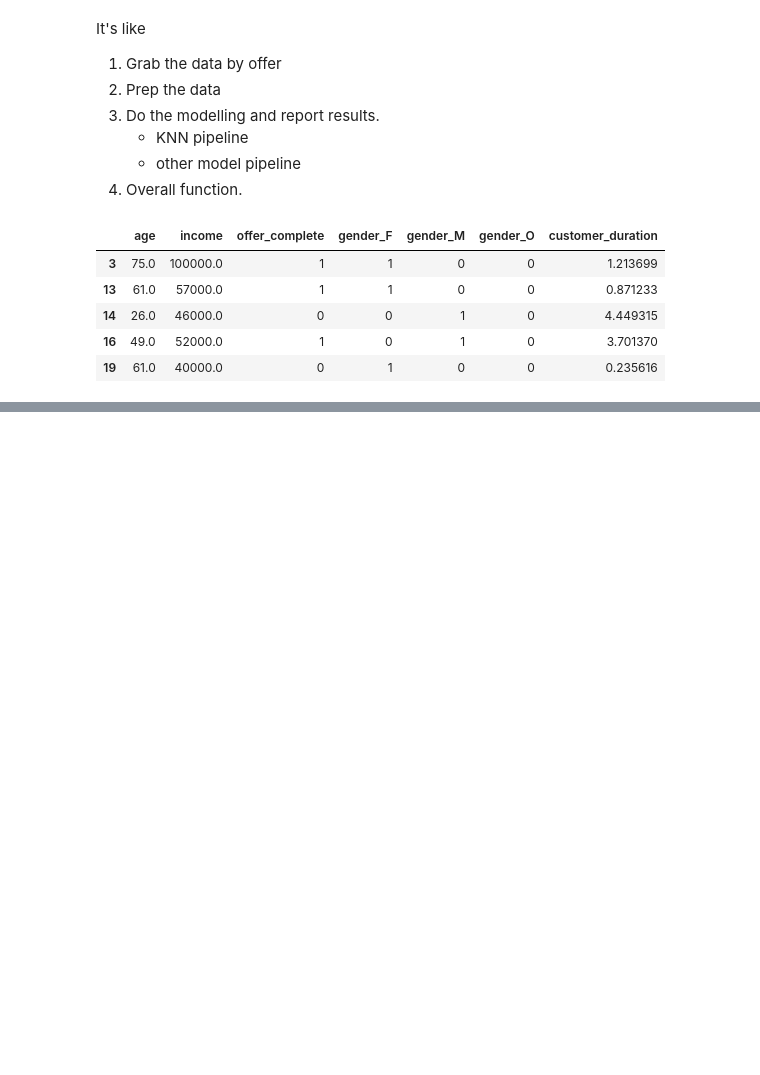
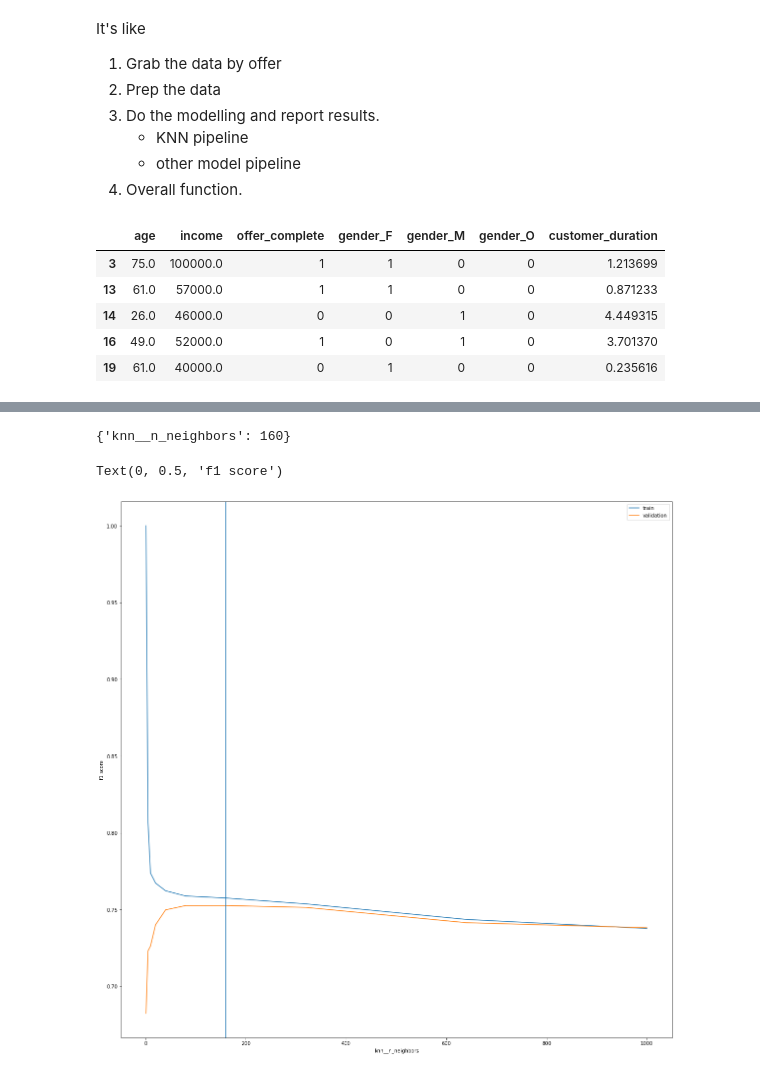
Before and after one commit to andrewKOwong/dsnd-starbucks, a Jupyter notebook: model_development.ipynb, the cells around one changed output, grey strips where cells are left out. Cells and saved outputs as stored; diff of their text form; code cells hidden in the pictures; blank space fills up the shorter version.

Commit message:
Add pipeline version of KNN on a single offer.

```diff
--- a/model_development.ipynb
+++ b/model_development.ipynb
@@ -246,0 +260,4 @@ X_train, X_test, y_train, y_test = train_test_split(X,
+# %%
+model = build_KNN_pipeline_and_predict()
+# %%
+model.fit(X_train, y_train)
@@ -247,3 +288,22 @@ X_train, X_test, y_train, y_test = train_test_split(X,
+# %%
+model.best_params_
+# %% [output]
+{'knn__n_neighbors': 160}
+# %%
+train_score, validation_score = model.cv_results_['mean_train_score'], model.cv_results_['mean_test_score']
+# %%
+n_neighbors = [e['knn__n_neighbors'] for e in model.cv_results_['params']]
+# %%
+fig, ax = plt.subplots(figsize=(20,20))
+param = 'knn__n_neighbors'
+sns.lineplot(ax=ax, x=n_neighbors, y=train_score, label='train')
+sns.lineplot(ax=ax, x=n_neighbors, y=validation_score, label='validation')
+ax.axvline(model.best_params_[param])
+ax.set_xlabel(param)
+ax.set_ylabel('f1 score')
+# %% [output]
+Text(0, 0.5, 'f1 score')
+[figure, added]
 # %%
 def build_KNN_and_predict(X_train, X_test, y_train, y_test, n_neighbors=5):
     """
```
Also changed, not shown: parts of 4 cells of this notebook.
